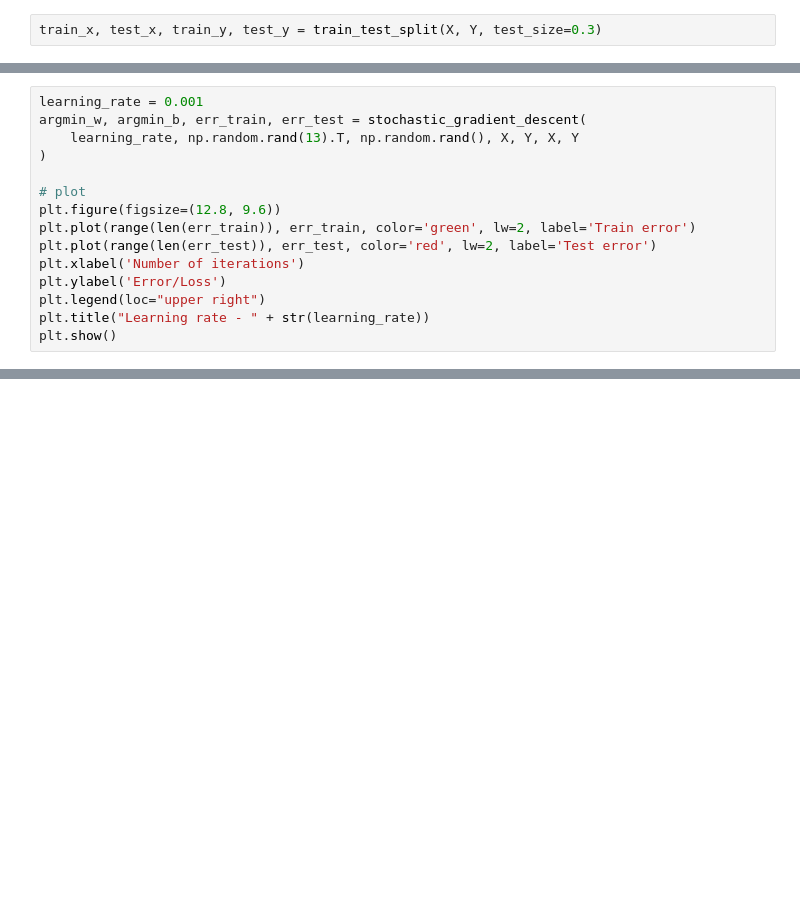
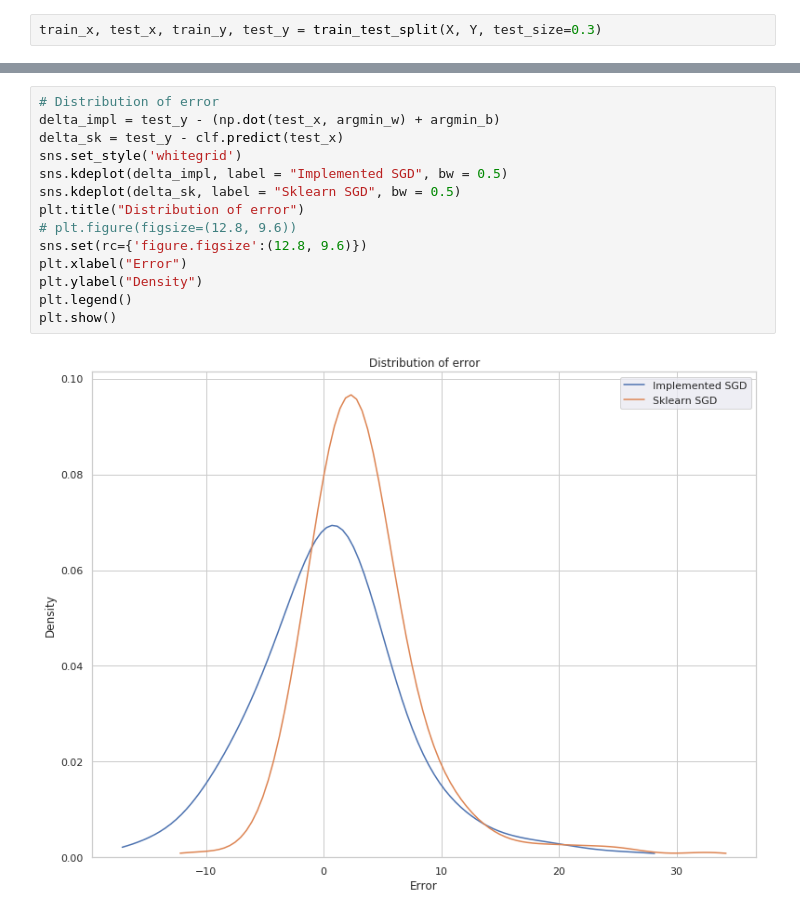
Before and after one commit to be-shekhar/learning-ml, a Jupyter notebook: 6.SGD_implementation/SGD_implemention.ipynb, the cells around one changed output, grey strips where cells are left out. Drawn from its saved outputs; the diff is of its cells as text; blank space fills up the shorter version.

```diff
--- a/6.SGD_implementation/SGD_implemention.ipynb
+++ b/6.SGD_implementation/SGD_implemention.ipynb
@@ -117,15 +100,0 @@ break 61
-# %%
-learning_rate = 0.001
-argmin_w, argmin_b, err_train, err_test = stochastic_gradient_descent(
-    learning_rate, np.random.rand(13).T, np.random.rand(), X, Y, X, Y
-)
-
-# plot
-plt.figure(figsize=(12.8, 9.6))
-plt.plot(range(len(err_train)), err_train, color='green', lw=2, label='Train error')
-plt.plot(range(len(err_test)), err_test, color='red', lw=2, label='Test error')
-plt.xlabel('Number of iterations')
-plt.ylabel('Error/Loss')
-plt.legend(loc="upper right")
-plt.title("Learning rate - " + str(learning_rate))
-plt.show()
@@ -184,0 +151,16 @@ Best w and b for sklearn SGD
+# %%
+# Distribution of error
+delta_impl = test_y - (np.dot(test_x, argmin_w) + argmin_b)
+delta_sk = test_y - clf.predict(test_x)
+sns.set_style('whitegrid')
+sns.kdeplot(delta_impl, label = "Implemented SGD", bw = 0.5)
+sns.kdeplot(delta_sk, label = "Sklearn SGD", bw = 0.5)
+plt.title("Distribution of error")
+# plt.figure(figsize=(12.8, 9.6))
+sns.set(rc={'figure.figsize':(12.8, 9.6)})
+plt.xlabel("Error")
+plt.ylabel("Density")
+plt.legend()
+plt.show()
+# %% [output]
+[figure, added]
```
Also changed, not shown: parts of 21 cells of this notebook.
